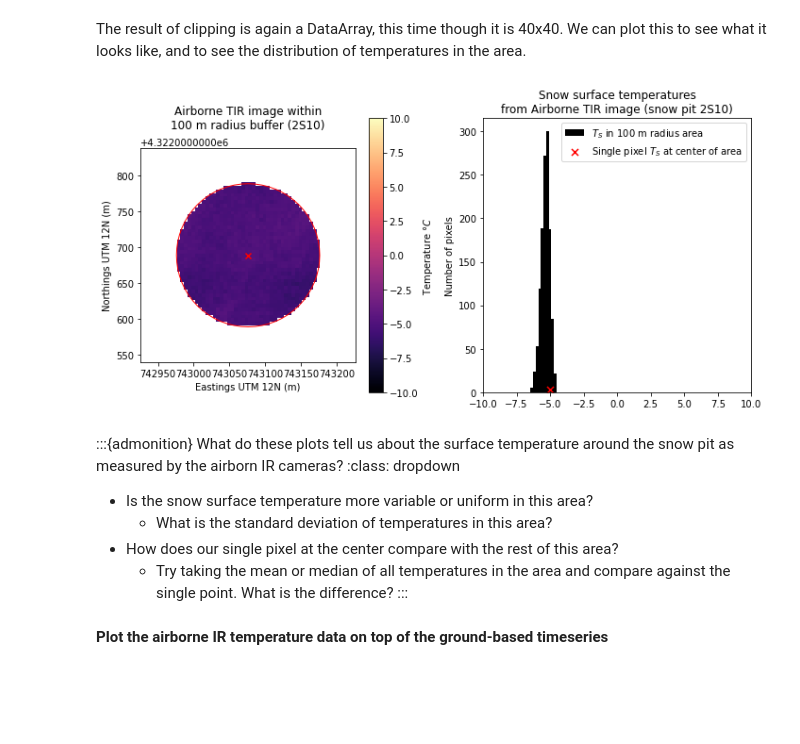
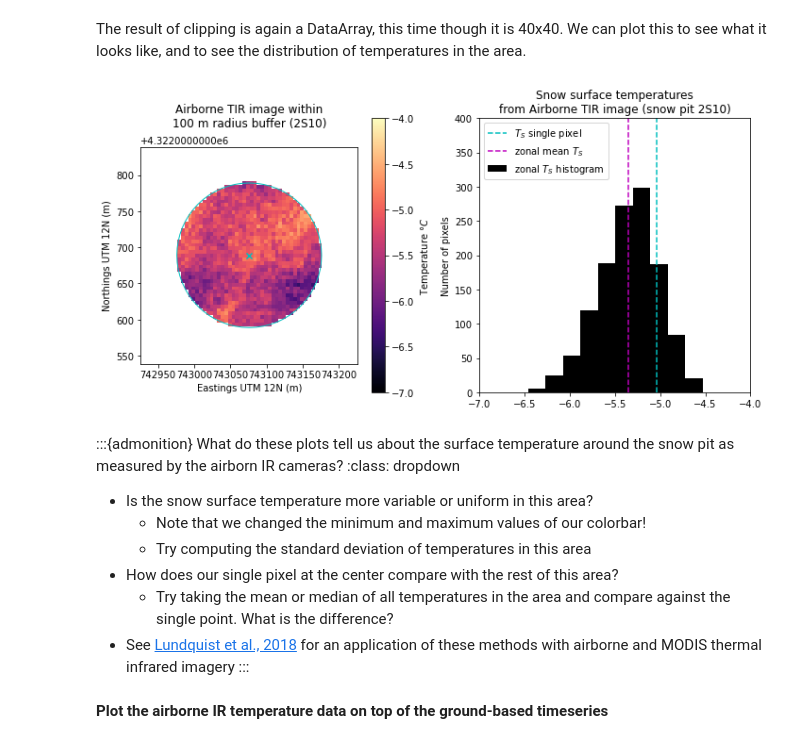
Before and after one commit to snowex-hackweek/website-2021, a Jupyter notebook: book/tutorials/thermal-ir/thermal-ir-tutorial.ipynb, the cells around one changed output. Saved outputs shown, nothing was run; the diff lists cells and outputs as text; code cells hidden in the pictures; blank space fills up the shorter version.

Commit message:
Fix typos, add addtl references, update plots

```diff
--- a/book/tutorials/thermal-ir/thermal-ir-tutorial.ipynb
+++ b/book/tutorials/thermal-ir/thermal-ir-tutorial.ipynb
@@ -78,0 +87,2 @@ Attributes:
+# %%
+airborne_ir = airborne_ir.rio.reproject('EPSG:26912') # overwrite itself with new reprojected data array
@@ -585,47 +599,56 @@ The result of clipping is again a DataArray, this time though it is 40x40. We ca
 # %%
 fig, ax = plt.subplots(nrows=1, ncols=2, figsize=(10,5), tight_layout=True)
 
 # plot the portion of the airborne TIR image we selected within the buffer area geometry
-airborne_ir_area_temperature.plot(cmap='magma', vmin=-10, vmax=10, ax=ax[0],
+airborne_ir_area_temperature.plot(cmap='magma', vmin=-7, vmax=-4, ax=ax[0],
                  cbar_kwargs={'label': 'Temperature $\degree C$'})
 ax[0].set_title('Airborne TIR image within\n100 m radius buffer (2S10)\n')
 ax[0].set_aspect('equal')
 ax[0].set_xlabel('Eastings UTM 12N (m)')
 ax[0].set_ylabel('Northings UTM 12N (m)')
 ax[0].set_xlim((xmin-150, xmax+150)) # x axis limits to +/- 150 m from our point's "total bounds"
 ax[0].set_ylim((ymin-150, ymax+150)) # y axis limits to +/- 150 m from our point's "total bounds"
 
 # plot the location of the snow pit of interest to the plot
-siteData_df.plot(ax=ax[0], color='r', marker='x')
+siteData_df.plot(ax=ax[0], color='c', marker='x')
 
 # plot the area of the buffer we made around the snow pit
-siteData_df_buffer.plot(ax=ax[0], edgecolor='r', facecolor='none')
+siteData_df_buffer.plot(ax=ax[0], edgecolor='c', facecolor='none')
 
 # plot a histogram of image temperature data within the buffer area geometry
 airborne_ir_area_temperature.plot.hist(ax=ax[1],
                                        color='k',
                                        zorder=1, # use zorder to make sure this plots below the point
-                                       label='$T_S$ in 100 m radius area')
+                                       label='zonal $T_S$ histogram')
 
-# plot a single point for the single-pixel temperature we think is right at the snow pit
-ax[1].scatter(airborne_ir_point_temperature, 3,
-              color='r',marker='x', s=50,  # set marker color, shape, size
+# plot a vertical line for the single-pixel temperature we think is right at the snow pit
+ax[1].axvline(airborne_ir_point_temperature,
+              color='c',linestyle='--',  # set color and style
               zorder=2, # use zorder to make sure this plots on top of the histogram
-              label='Single pixel $T_S$ at center of area')
+              label='$T_S$ single pixel')
 
-ax[1].legend(loc='upper right') # add a legend
-ax[1].set_xlim((-10,10)) # set xlim to same values as colorbar in image plot
+# plot a vertical line for the mean temperature within the buffer area geometry
+ax[1].axvline(airborne_ir_area_temperature.mean(),
+              color='m',linestyle='--',  # set color and style
+              zorder=2, # use zorder to make sure this plots on top of the histogram
+              label='zonal mean $T_S$')
+
+ax[1].legend(loc='upper left') # add a legend
+ax[1].set_xlim((-7,-4)) # set xlim to same values as colorbar in image plot
+ax[1].set_ylim((0,400)) # set ylim
 ax[1].set_title('Snow surface temperatures\nfrom Airborne TIR image (snow pit 2S10)')
 ax[1].set_ylabel('Number of pixels');
 # %% [output]
-[figure, old version]
+[figure, new version]
 # %% [markdown]
 :::{admonition} What do these plots tell us about the surface temperature around the snow pit as measured by the airborn IR cameras?
 :class: dropdown
 * Is the snow surface temperature more variable or uniform in this area?
-  * What is the standard deviation of temperatures in this area?
+  * Note that we changed the minimum and maximum values of our colorbar!
+  * Try computing the standard deviation of temperatures in this area
 * How does our single pixel at the center compare with the rest of this area?
   * Try taking the mean or median of all temperatures in the area and compare against the single point. What is the difference?
+* See [Lundquist et al., 2018](https://doi.org/10.1016/j.rse.2018.03.001) for an application of these methods with airborne and MODIS thermal infrared imagery
 :::
 # %% [markdown]
 **Plot the airborne IR temperature data on top of the ground-based timeseries**
```
Also changed, not shown: parts of 7 cells of this notebook, 1 other file.
